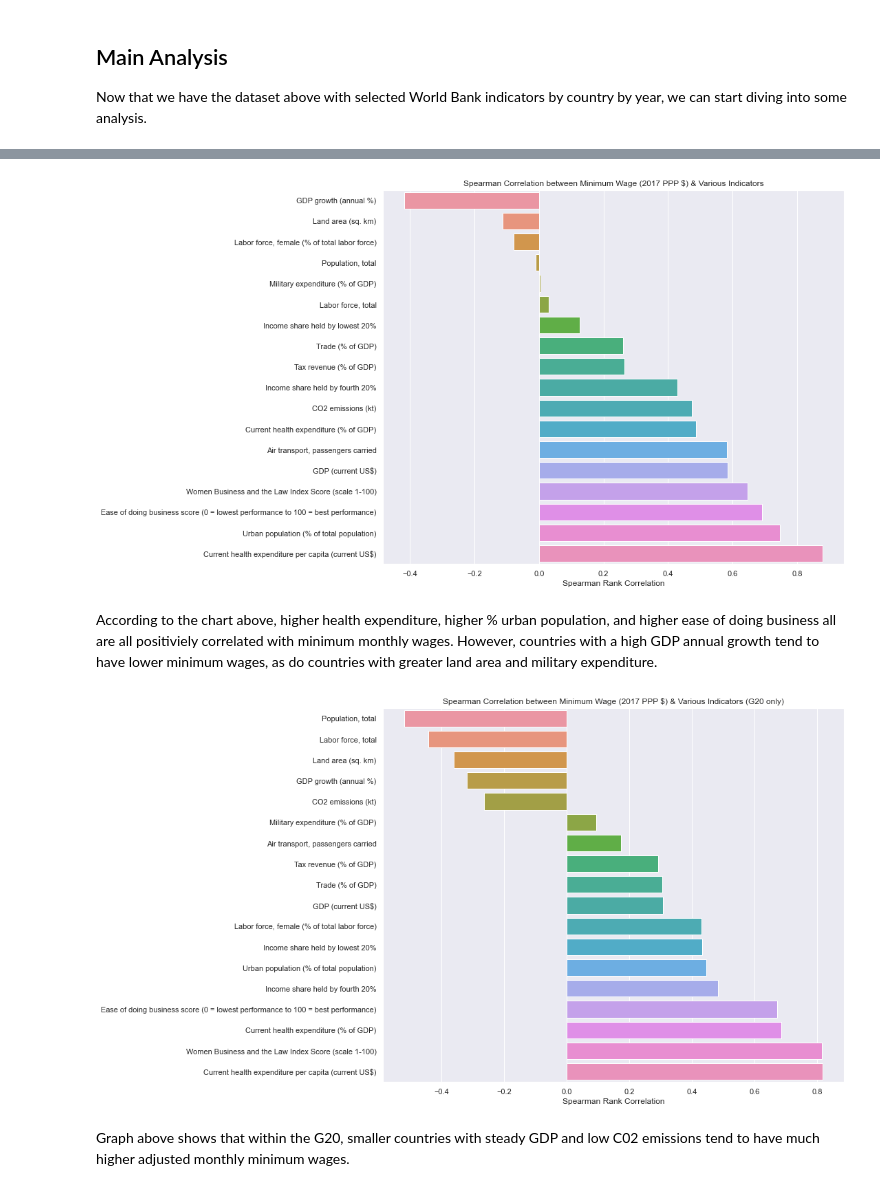
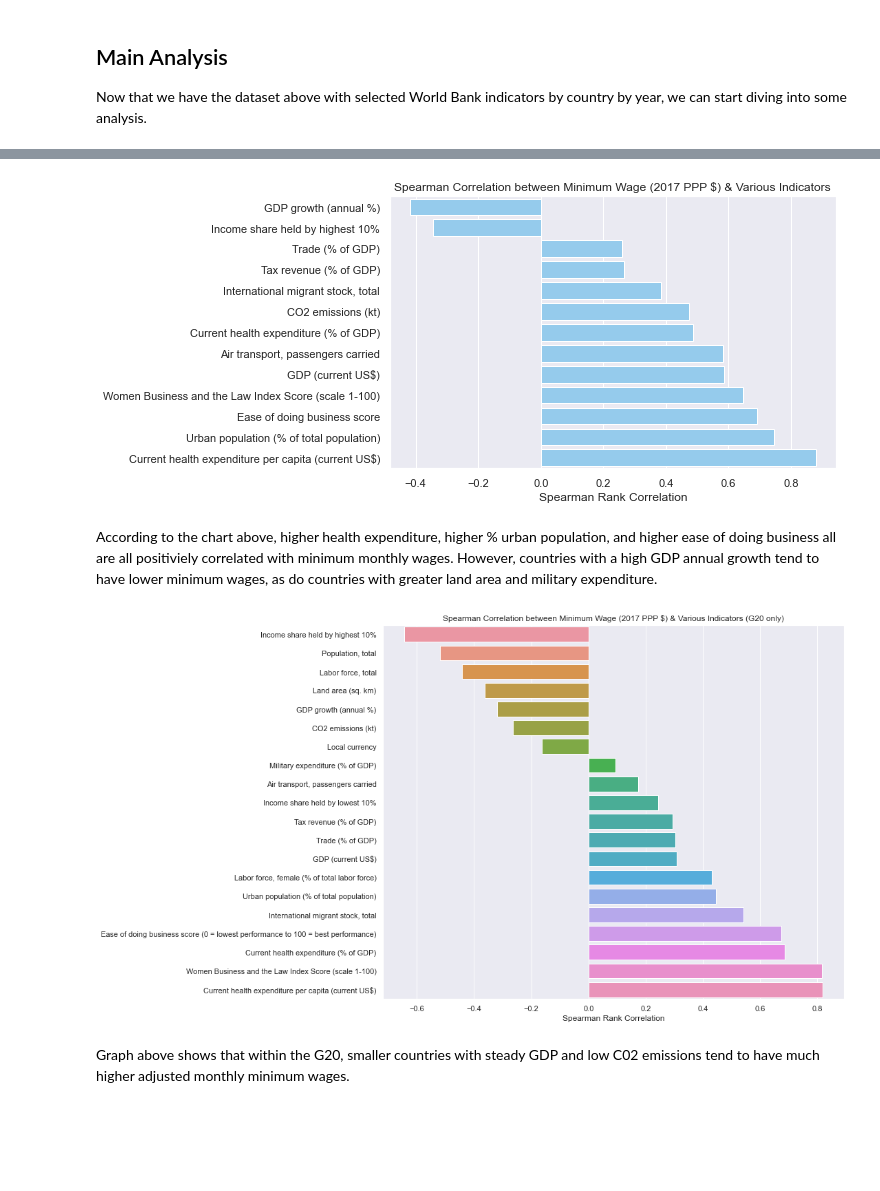
Before and after one commit to aliya-zee/chianalyst, a Jupyter notebook: MinWage-EDA.ipynb, the cells around one changed output, grey strips where cells are left out. Drawn from its saved outputs; the diff is of its cells as text; code cells hidden in the pictures; blank space fills up the shorter version.

```diff
--- a/MinWage-EDA.ipynb
+++ b/MinWage-EDA.ipynb
@@ -58,8 +71,8 @@ Wages are reported in local currency, 2017 PPP $, and USD. Local currency is dif
 # OECD Data
 min_wage_by_country = pd.read_excel('C:/Users/aliya/Documents/UChicago/Chicago Analyst/MinWage/Data/OECD-MinWageByCountry.xlsx',
                                    skiprows = 5)
-min_wage_by_country.drop(columns = ['Source type', 'Unnamed: 6', 'Local currency'], inplace = True)
-min_wage_by_country.rename(columns = {'Reference area': 'Country Name'}, inplace = True)
+min_wage_by_country.drop(columns = ['Source type', 'Unnamed: 6'], inplace = True)
+min_wage_by_country.rename(columns = {'Reference area': 'Country'}, inplace = True)
 min_wage_by_country['Time'] = min_wage_by_country['Time'].astype('int')
 
 # Rename some mismatched country names for matching later
@@ -76,8 +89,8 @@ oecd_rename = {'Bahamas': 'Bahamas, The',
               'Moldova, Republic of': 'Moldova',
               'Venezuela, Bolivarian Republic of': 'Venezuela, RB',
               'Viet Nam': 'Vietnam'}
-min_wage_by_country.replace({'Country Name': oecd_rename}, inplace = True)
+min_wage_by_country.replace({'Country': oecd_rename}, inplace = True)
 
-min_wage_by_country.set_index(['Country Name', 'Time'], inplace = True)
+min_wage_by_country.set_index(['Country', 'Time'], inplace = True)
 min_wage_by_country.head()
 # %% [output]
@@ -119,8 +150,9 @@ narrow_indicators = [
                      'Military expenditure (% of GDP)',
 
                      # Income disparity
-                     'Income share held by lowest 20%',
-                     'Income share held by fourth 20%',
+                     'Income share held by highest 10%',
+                     'Income share held by lowest 10%',
+                     'International migrant stock, total',
 
                      # Gender disparity
                      'Labor force, female (% of total labor force)',
@@ -144,7 +176,8 @@ world_dev_ind = world_dev_ind[world_dev_ind['Indicator Name'].isin(narrow_indica
 world_dev_ind = pd.melt(world_dev_ind, id_vars = ['Country Name', 'Indicator Name'], var_name = 'Time')
 world_dev_ind['Time'] = world_dev_ind['Time'].astype('int')
 world_dev_ind = world_dev_ind[world_dev_ind['Time'] > 2009]
-world_dev_ind= pd.pivot(world_dev_ind, index = ['Country Name', 'Time'], columns = ['Indicator Name'], values = ['value'])
+world_dev_ind.rename(columns = {'Country Name': 'Country'}, inplace = True)
+world_dev_ind= pd.pivot(world_dev_ind, index = ['Country', 'Time'], columns = ['Indicator Name'], values = ['value'])
 world_dev_ind.columns = pd.Series(narrow_indicators).sort_values()
 
 # Final datatset
@@ -159,6 +192,6 @@ world_dev_ind.head()
 |  | 2014 | 2.209428e+06 | 8467.103 | 9.528878 | 59.008934 | ... |
 # %%
 # Join the World Bank & OECD data
-country_data = min_wage_by_country.merge(world_dev_ind, how = 'inner', on = ['Country Name', 'Time'])
+country_data = min_wage_by_country.merge(world_dev_ind, how = 'inner', on = ['Country', 'Time'])
 country_data.head()
 # %% [output]
@@ -200,18 +234,23 @@ g = g.set(title = 'Minimum Federal Wage of G7 Countries in 2017 PPP $', xlabel =
 # %%
 # Identifying correlation between minimum monthly wage and World Bank Indicators
 graph_data = country_data[country_data.columns[2:]].corr(method = 'spearman')['2017 PPP $'].sort_values()[:-2]
+as_list = graph_data.index.tolist()
+idx = as_list.index('Ease of doing business score (0 = lowest performance to 100 = best performance)')
+as_list[idx] = 'Ease of doing business score'
+graph_data.index = as_list
+graph_data = graph_data[(graph_data < -.2) | (graph_data > 0.2)]
 
-plt.figure(figsize=(12, 10))
-g = sns.barplot(graph_data.values, graph_data.index)
+plt.figure(figsize=(8, 5))
+g = sns.barplot(graph_data.values, graph_data.index, color = 'lightskyblue')
 g = g.set(title = 'Spearman Correlation between Minimum Wage (2017 PPP $) & Various Indicators',
           xlabel = 'Spearman Rank Correlation')
 # %% [output]
-[figure, old version]
+[figure, new version]
 # %% [markdown]
 According to the chart above, higher health expenditure, higher % urban population, and higher ease of doing business all are all positiviely correlated with minimum monthly wages. However, countries with a high GDP annual growth tend to have lower minimum wages, as do countries with greater land area and military expenditure.
 # %%
 # Identifying correlation between minimum monthly wage and World Bank Indicators
-graph_data = country_data[country_data['Country Name'].isin(g20)]
+graph_data = country_data[country_data['Country'].isin(g20)]
 graph_data = graph_data[graph_data.columns[2:]].corr(method = 'spearman')['2017 PPP $'].sort_values()[:-2]
 
 plt.figure(figsize=(12, 10))
@@ -219,7 +258,7 @@ g = sns.barplot(graph_data.values, graph_data.index)
 g = g.set(title = 'Spearman Correlation between Minimum Wage (2017 PPP $) & Various Indicators (G20 only)',
           xlabel = 'Spearman Rank Correlation')
 # %% [output]
-[figure, old version]
+[figure, new version]
 # %% [markdown]
 Graph above shows that within the G20, smaller countries with steady GDP and low C02 emissions tend to have much higher adjusted monthly minimum wages.
 # %%
```
Also changed, not shown: parts of 34 cells of this notebook.
